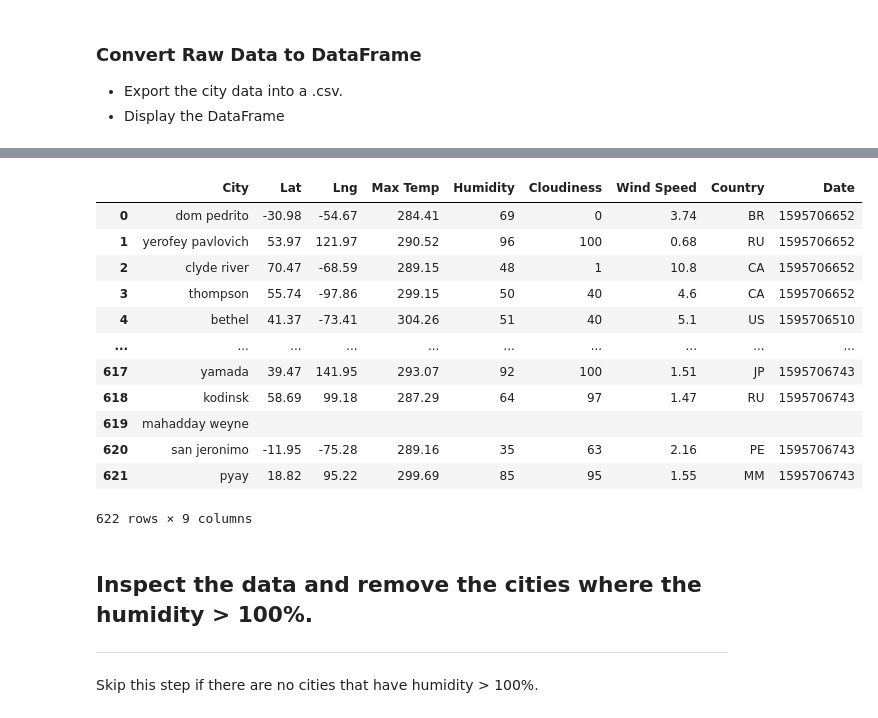
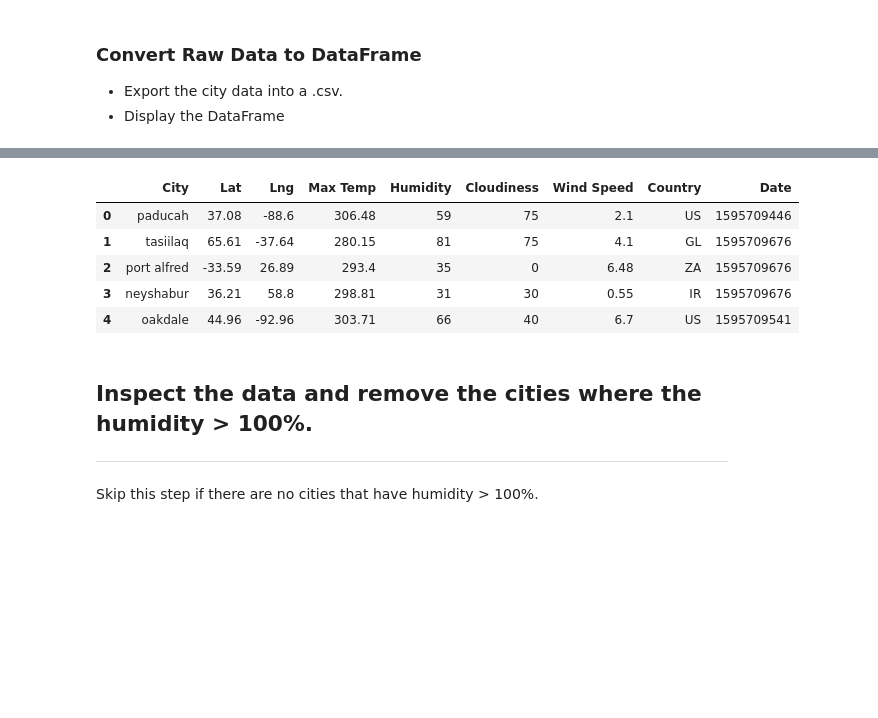
Before and after one commit to jessyoder/Python-Api-Challenge, a Jupyter notebook: WeatherPy/WeatherPy.ipynb, the cells around one changed output, grey strips where cells are left out. Saved outputs shown, nothing was run; the diff lists cells and outputs as text; code cells hidden in the pictures; blank space fills up the shorter version.

```diff
--- a/WeatherPy/WeatherPy.ipynb
+++ b/WeatherPy/WeatherPy.ipynb
@@ -133,21 +133,14 @@ dtype: int64
 # %%
 weather_df.to_csv('city_data.csv')
 # %%
-weather_df
+weather_df.head()
 # %% [output]
 |  | City | Lat | Lng | Max Temp | Humidity | Cloudiness | Wind Speed | Country | Date |
-| 0 | dom pedrito | -30.98 | -54.67 | 284.41 | 69 | 0 | 3.74 | BR | 1595706652 |
-| 1 | yerofey pavlovich | 53.97 | 121.97 | 290.52 | 96 | 100 | 0.68 | RU | 1595706652 |
-| 2 | clyde river | 70.47 | -68.59 | 289.15 | 48 | 1 | 10.8 | CA | 1595706652 |
-| 3 | thompson | 55.74 | -97.86 | 299.15 | 50 | 40 | 4.6 | CA | 1595706652 |
-| 4 | bethel | 41.37 | -73.41 | 304.26 | 51 | 40 | 5.1 | US | 1595706510 |
-| ... | ... | ... | ... | ... | ... | ... | ... | ... | ... |
-| 617 | yamada | 39.47 | 141.95 | 293.07 | 92 | 100 | 1.51 | JP | 1595706743 |
-| 618 | kodinsk | 58.69 | 99.18 | 287.29 | 64 | 97 | 1.47 | RU | 1595706743 |
-| 619 | mahadday weyne |  |  |  |  |  |  |  |  |
-| 620 | san jeronimo | -11.95 | -75.28 | 289.16 | 35 | 63 | 2.16 | PE | 1595706743 |
-| 621 | pyay | 18.82 | 95.22 | 299.69 | 85 | 95 | 1.55 | MM | 1595706743 |
+| 0 | paducah | 37.08 | -88.6 | 306.48 | 59 | 75 | 2.1 | US | 1595709446 |
+| 1 | tasiilaq | 65.61 | -37.64 | 280.15 | 81 | 75 | 4.1 | GL | 1595709676 |
+| 2 | port alfred | -33.59 | 26.89 | 293.4 | 35 | 0 | 6.48 | ZA | 1595709676 |
+| 3 | neyshabur | 36.21 | 58.8 | 298.81 | 31 | 30 | 0.55 | IR | 1595709676 |
+| 4 | oakdale | 44.96 | -92.96 | 303.71 | 66 | 40 | 6.7 | US | 1595709541 |
-622 rows × 9 columns
 # %% [markdown]
 ## Inspect the data and remove the cities where the humidity > 100%.
 ----
```
Also changed, not shown: parts of 15 cells of this notebook, 2 other files.
